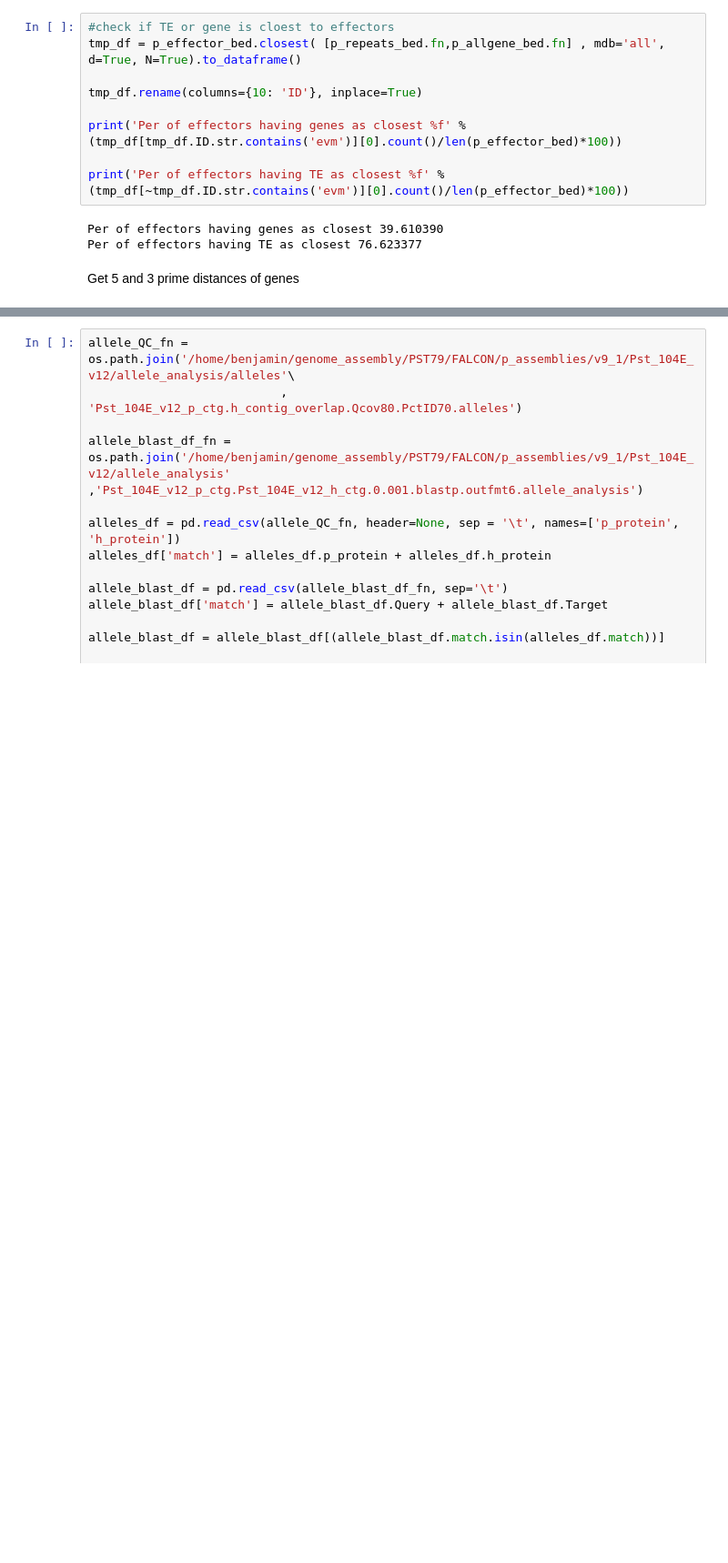
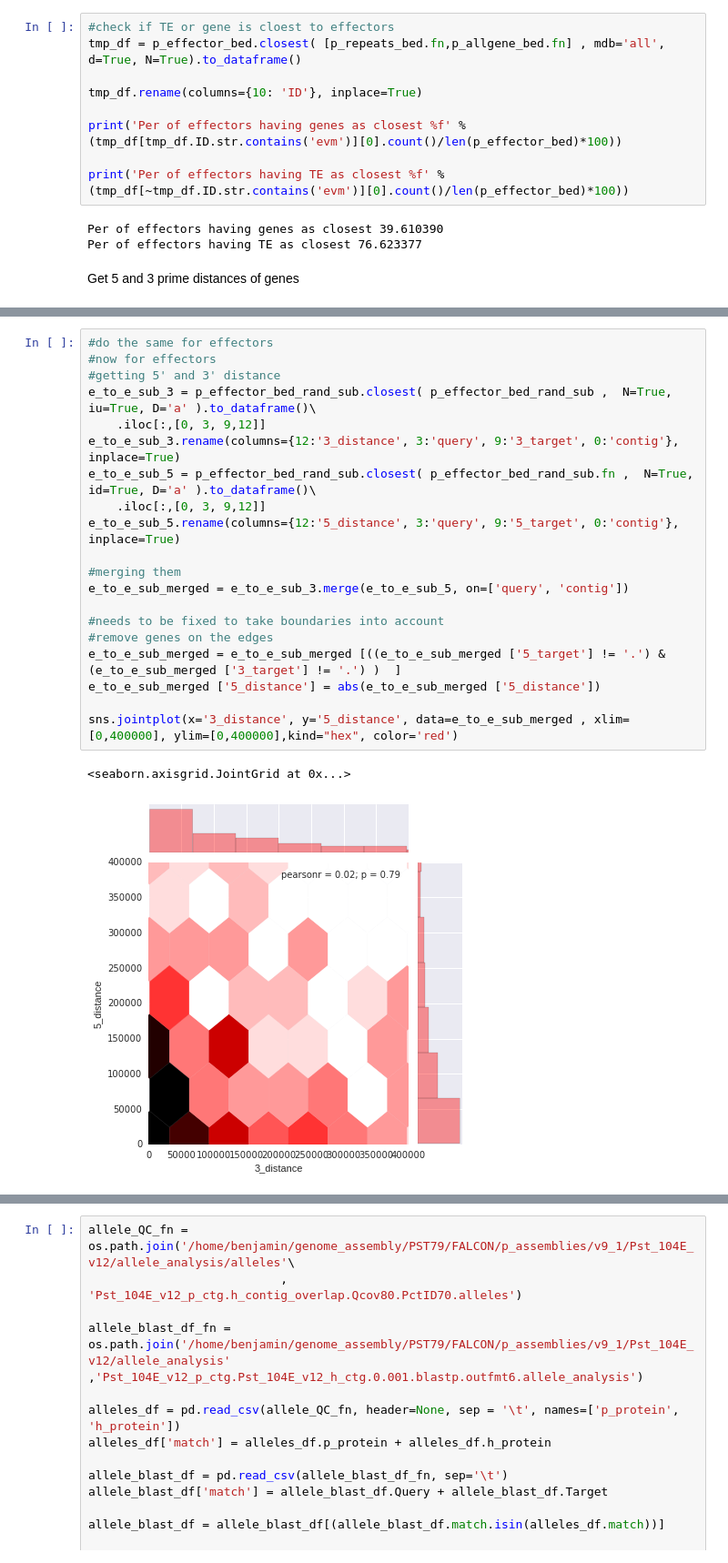
Before and after one commit to BenjaminSchwessinger/Pst_104E_analysis, a Jupyter notebook: Pst_104E_v12_effectors_cluster_8.ipynb, the cells around one changed output, grey strips where cells are left out. Shown at 91% size. Drawn from its saved outputs; the diff is of its cells as text; blank space fills up the shorter version.

```diff
--- a/Pst_104E_v12_effectors_cluster_8.ipynb
+++ b/Pst_104E_v12_effectors_cluster_8.ipynb
@@ -1060,0 +1122,23 @@ Quick look at allele analysis
+# %%
+#do the same for effectors
+#now for effectors
+#getting 5' and 3' distance
+e_to_e_sub_3 = p_effector_bed_rand_sub.closest( p_effector_bed_rand_sub ,  N=True, iu=True, D='a' ).to_dataframe()\
+    .iloc[:,[0, 3, 9,12]]
+e_to_e_sub_3.rename(columns={12:'3_distance', 3:'query', 9:'3_target', 0:'contig'}, inplace=True)
+e_to_e_sub_5 = p_effector_bed_rand_sub.closest( p_effector_bed_rand_sub.fn ,  N=True, id=True, D='a' ).to_dataframe()\
+    .iloc[:,[0, 3, 9,12]]
+e_to_e_sub_5.rename(columns={12:'5_distance', 3:'query', 9:'5_target', 0:'contig'}, inplace=True)
+
+#merging them
+e_to_e_sub_merged = e_to_e_sub_3.merge(e_to_e_sub_5, on=['query', 'contig'])
+
+#needs to be fixed to take boundaries into account
+#remove genes on the edges
+e_to_e_sub_merged = e_to_e_sub_merged [((e_to_e_sub_merged ['5_target'] != '.') & (e_to_e_sub_merged ['3_target'] != '.') )  ]
+e_to_e_sub_merged ['5_distance'] = abs(e_to_e_sub_merged ['5_distance'])
+
+sns.jointplot(x='3_distance', y='5_distance', data=e_to_e_sub_merged , xlim=[0,400000], ylim=[0,400000],kind="hex", color='red')
+# %% [output]
+<seaborn.axisgrid.JointGrid at 0x...>
+[figure, added]
```
Also changed, not shown: parts of 24 cells of this notebook, 1 other file.
